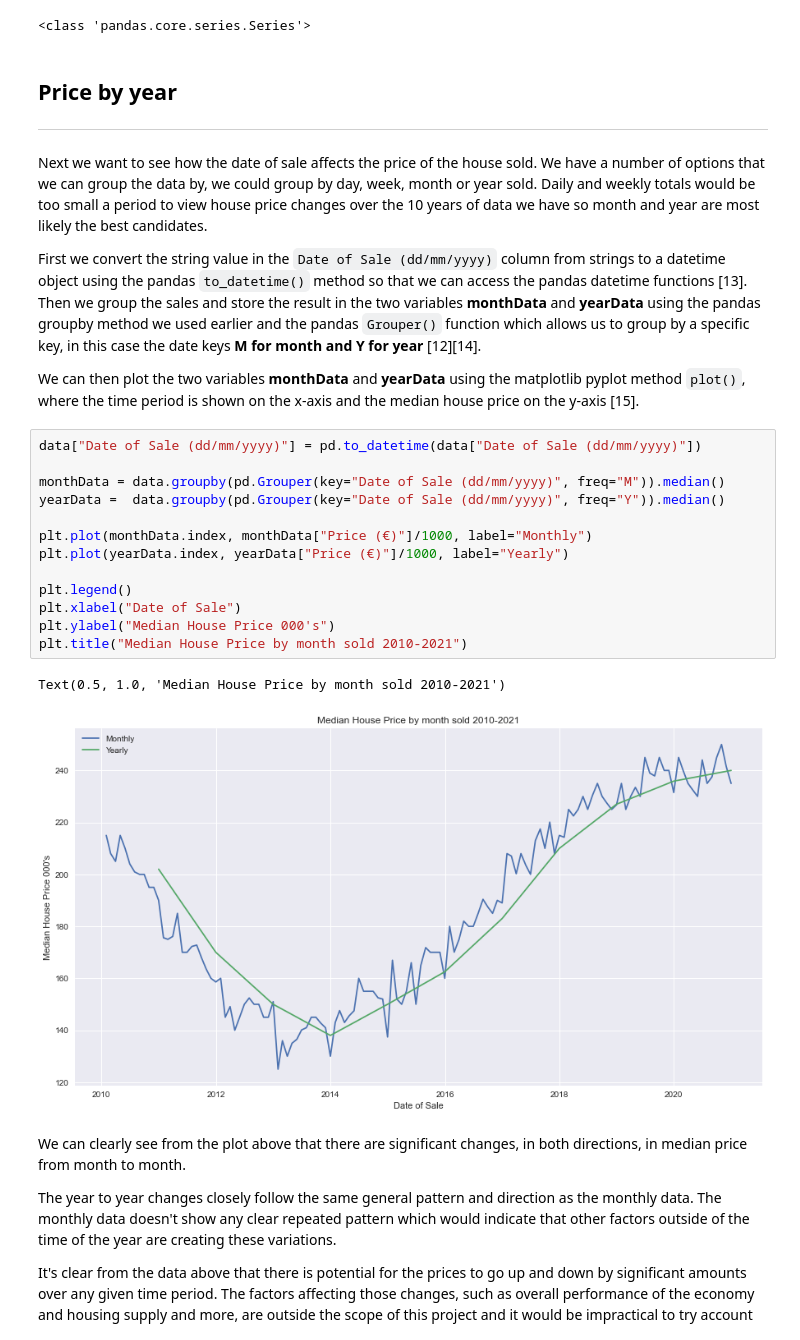
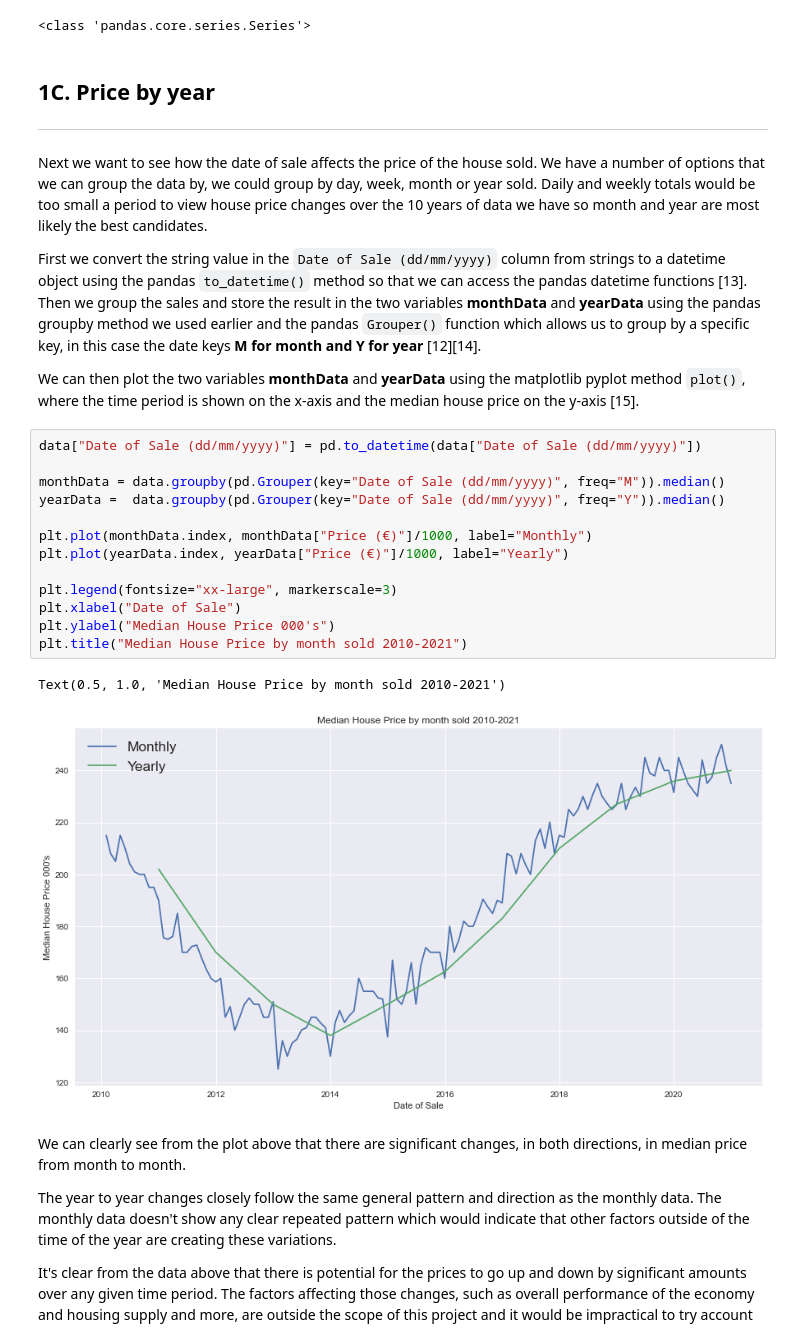
Before and after one commit to cian-gmit-da2020/prog-fun-project, a Jupyter notebook: new-main.ipynb, the cells around one changed output. Cells and saved outputs as stored; diff of their text form.

```diff
--- a/new-main.ipynb
+++ b/new-main.ipynb
@@ -203,7 +203,7 @@ print(type(medianRatio))
 # %% [output]
 <class 'pandas.core.series.Series'>
 # %% [markdown]
-## Price by year
+## 1C. Price by year
 ***
 Next we want to see how the date of sale affects the price of the house sold. We have a number of options that we can group the data by, we could group by day, week, month or year sold. Daily and weekly totals would be too small a period to view house price changes over the 10 years of data we have so month and year are most likely the best candidates.
 
@@ -213,19 +213,19 @@ We can then plot the two variables **monthData** and **yearData** using the matp
 # %%
 data["Date of Sale (dd/mm/yyyy)"] = pd.to_datetime(data["Date of Sale (dd/mm/yyyy)"])
 
 monthData = data.groupby(pd.Grouper(key="Date of Sale (dd/mm/yyyy)", freq="M")).median()
 yearData =  data.groupby(pd.Grouper(key="Date of Sale (dd/mm/yyyy)", freq="Y")).median()
 
 plt.plot(monthData.index, monthData["Price (€)"]/1000, label="Monthly")
 plt.plot(yearData.index, yearData["Price (€)"]/1000, label="Yearly")
 
-plt.legend()
+plt.legend(fontsize="xx-large", markerscale=3)
 plt.xlabel("Date of Sale")
 plt.ylabel("Median House Price 000's")
 plt.title("Median House Price by month sold 2010-2021")
 # %% [output]
 Text(0.5, 1.0, 'Median House Price by month sold 2010-2021')
-[figure, old version]
+[figure, new version]
 # %% [markdown]
 We can clearly see from the plot above that there are significant changes, in both directions, in median price from month to month.
 
```
Also changed, not shown: parts of 28 cells of this notebook, 1 other file.
